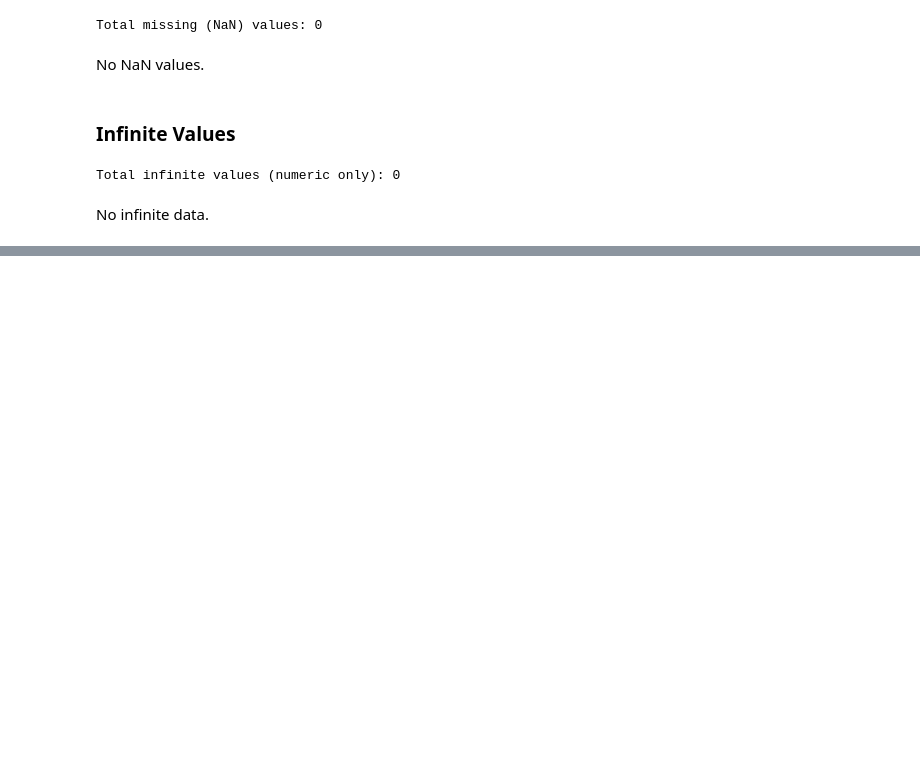
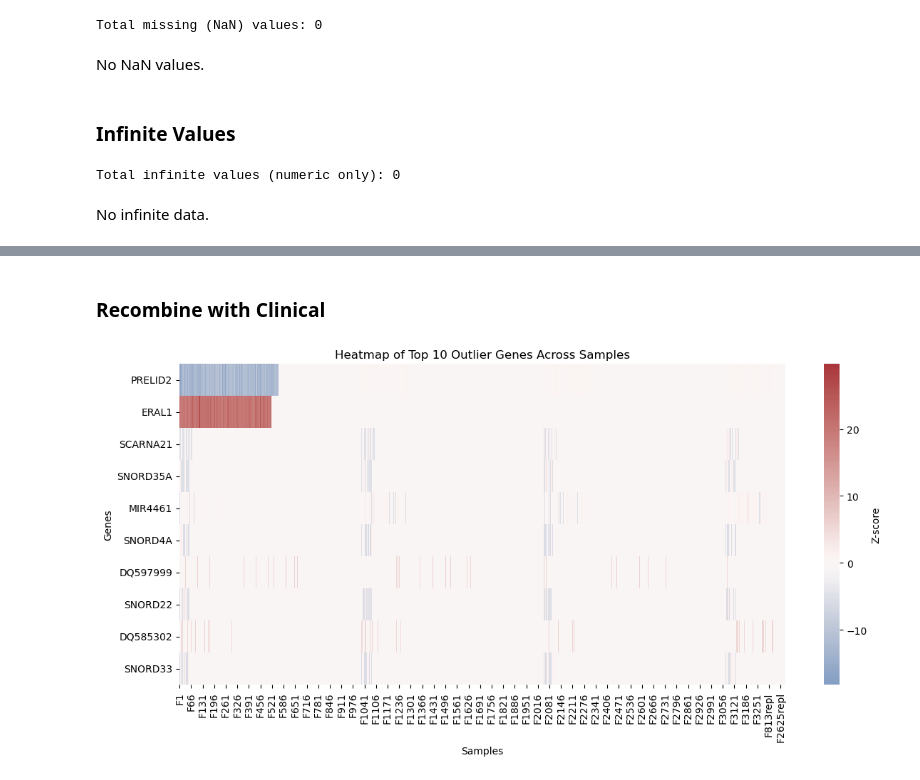
Before and after one commit to starshrimp/bioinformatics-tool, a Jupyter notebook: analysis/data_preparation.ipynb, the cells around one changed output, grey strips where cells are left out. Cells and saved outputs as stored; diff of their text form; code cells hidden in the pictures; blank space fills up the shorter version.

```diff
--- a/analysis/data_preparation.ipynb
+++ b/analysis/data_preparation.ipynb
@@ -191,0 +318,14 @@ cleaned_combined = combined.drop(columns=constant_cols)
+# %%
+import numpy as np
+
+# Choose a threshold for outliers
+threshold = 5
+
+# Find boolean matrix where values are outliers
+outlier_mask = (zscored.abs() > threshold)
+
+# Count number of outliers per gene (column-wise since samples are rows)
+outlier_counts = outlier_mask.sum(axis=0).sort_values(ascending=False)
+
+# Top genes with the most outlier values
+outlier_counts.head(10)
@@ -191,0 +344,2 @@ cleaned_combined = combined.drop(columns=constant_cols)
+# %% [markdown]
+### Recombine with Clinical
@@ -191,0 +348,20 @@ cleaned_combined = combined.drop(columns=constant_cols)
+# %%
+import seaborn as sns
+import matplotlib.pyplot as plt
+
+top_outlier_genes = outlier_counts.sort_values(ascending=False).head(10).index.tolist()
+
+# Filter to keep only those genes that are in your zscored DataFrame
+genes_present = [gene for gene in top_outlier_genes if gene in zscored.columns]
+top_outliers_matrix = zscored[genes_present]
+
+# Plot heatmap: transpose to put genes on Y-axis
+plt.figure(figsize=(12, 6))
+sns.heatmap(top_outliers_matrix.T, cmap="vlag", center=0, cbar_kws={"label": "Z-score"})
+plt.title("Heatmap of Top 10 Outlier Genes Across Samples")
+plt.xlabel("Samples")
+plt.ylabel("Genes")
+plt.tight_layout()
+plt.show()
+# %% [output]
+[figure, added]
```
Also changed, not shown: parts of 33 cells of this notebook, 1 other file.
